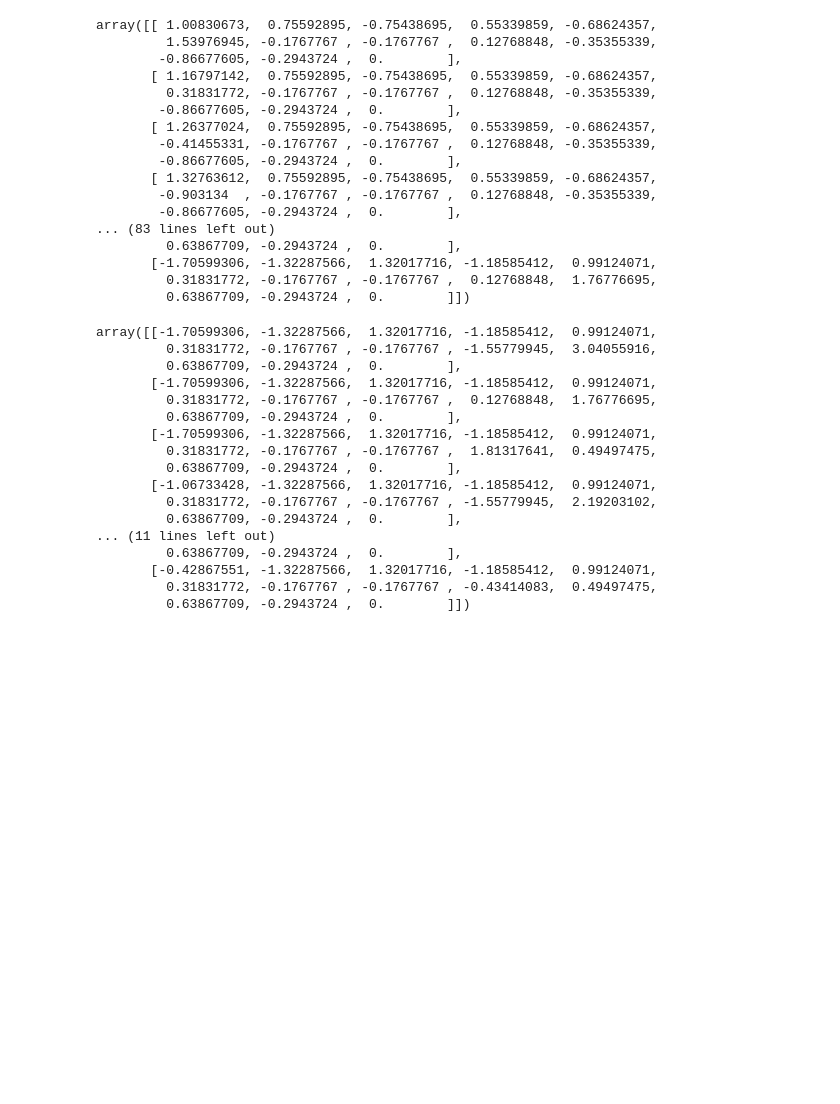
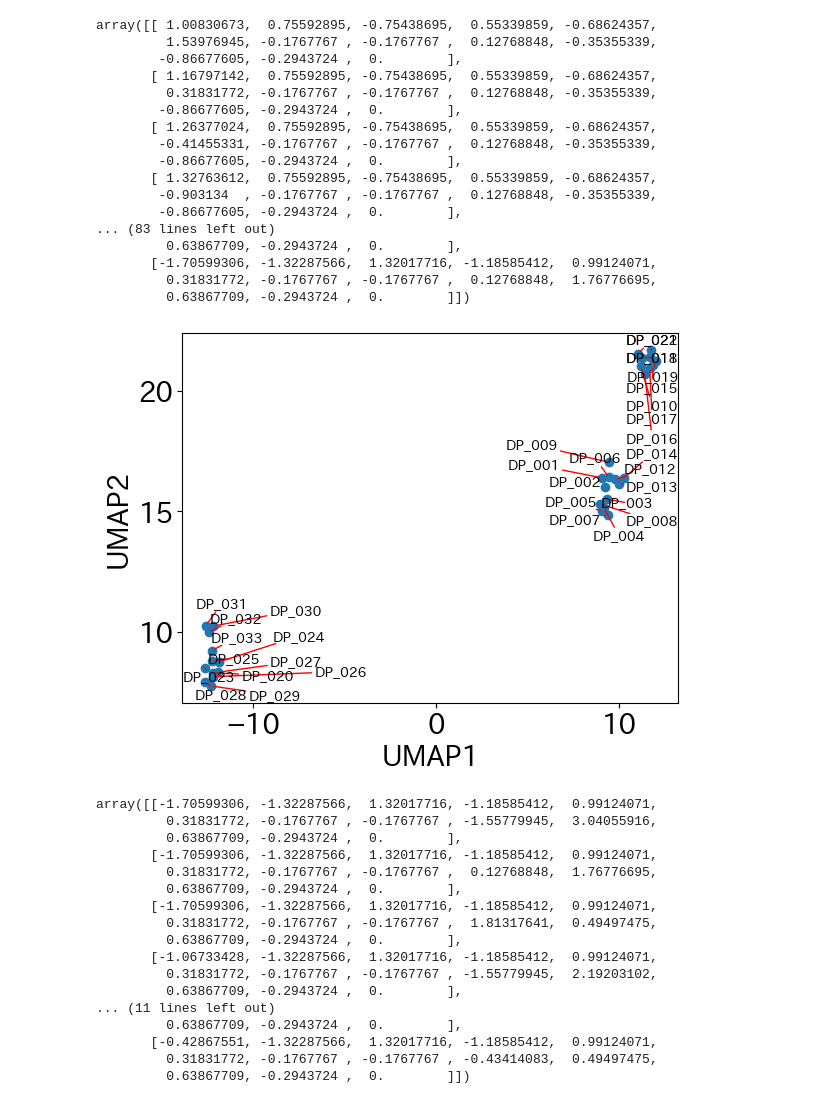
Before and after one commit to mipypf/practical-mi-guide, a Jupyter notebook: chapter2/src/test_data_analysis.ipynb, the cells around one changed output. Cells and saved outputs as stored; diff of their text form; code cells hidden in the pictures; blank space fills up the shorter version.

Commit message:
fix segmentation, testdataanalysis, text

```diff
--- a/chapter2/src/test_data_analysis.ipynb
+++ b/chapter2/src/test_data_analysis.ipynb
@@ -117,6 +124,35 @@ array([[ 1.00830673,  0.75592895, -0.75438695,  0.55339859, -0.68624357,
        [-1.70599306, -1.32287566,  1.32017716, -1.18585412,  0.99124071,
          0.31831772, -0.1767767 , -0.1767767 ,  0.12768848,  1.76776695,
          0.63867709, -0.2943724 ,  0.        ]])
+# %%
+# UMAPを実行、n_components=2、random_state=CFG.random_seed
+umap_ = umap.UMAP(
+    n_components=2, random_state=CFG.random_seed, n_neighbors=5,
+)  # n_neighborsのデフォルト値は15
+X_train_umap = umap_.fit_transform(X_train)
+X_train_umap
+
+# X_train_umapをDataFrameに変換
+train_umap_df = pd.DataFrame(X_train_umap, columns=["UMAP1", "UMAP2"])
+
+# train_umap_dfの散布図を描画
+plt.scatter(train_umap_df["UMAP1"], train_umap_df["UMAP2"])
+plt.xlabel("UMAP1")
+plt.ylabel("UMAP2")
+# plt.txtで対応するサンプルIDを表示、adjustTextモジュールを使用して、重なりがないように表示
+texts = [
+    plt.text(
+        train_umap_df["UMAP1"][i],
+        train_umap_df["UMAP2"][i],
+        train_df["サンプルID"][i],
+        fontsize=10,
+    )
+    for i in range(len(train_umap_df))
+]
+adjust_text(texts, arrowprops=dict(arrowstyle="-", color="red"))
+plt.show()
+# %% [output]
+[figure, added]
 # %%
 X_test = scaler_x.transform(test_df[numeric_parameter_cols])
 X_test
```
Also changed, not shown: parts of 7 cells of this notebook, 4 other files.
